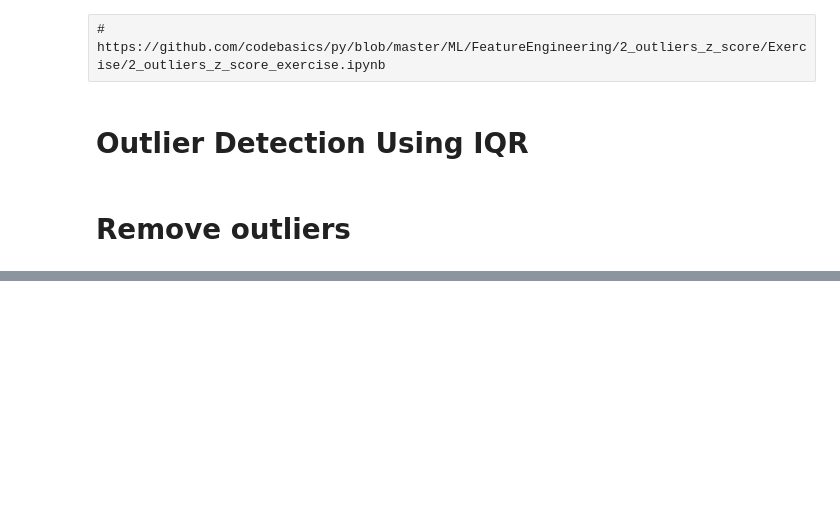
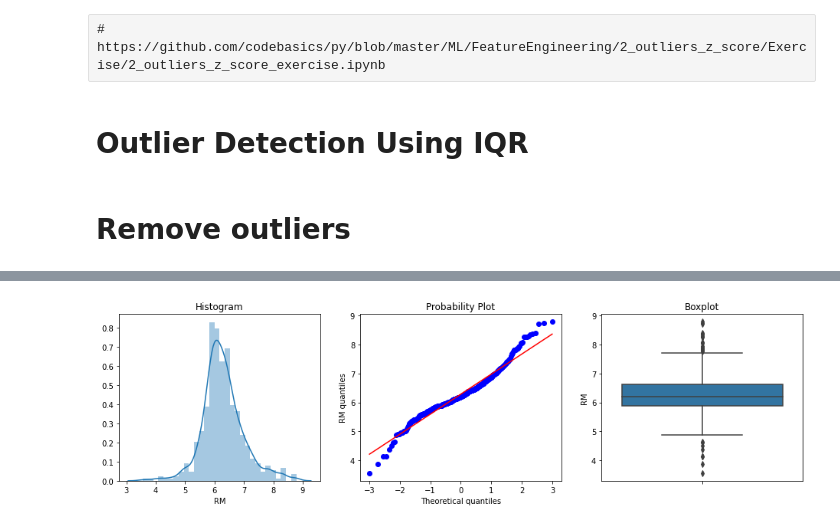
Before and after one commit to vigneshSs-07/Feature_Engineering, a Jupyter notebook: Outlier_Detection/Outlier_detection.ipynb, the cells around one changed output, grey strips where cells are left out. Cells and saved outputs as stored; diff of their text form; code cells hidden in the pictures; blank space fills up the shorter version.

Commit message:
Variable characteristics

```diff
--- a/Outlier_Detection/Outlier_detection.ipynb
+++ b/Outlier_Detection/Outlier_detection.ipynb
@@ -252,0 +305,3 @@ df_no_outlier
+# %%
+# load the boston dataset from sklearn
+boston_dataset = load_boston()
@@ -252,0 +313,8 @@ df_no_outlier
+# %%
+boston = pd.DataFrame(boston_dataset.data,
+                      columns=boston_dataset.feature_names)[[
+                          'RM', 'LSTAT', 'CRIM'
+                      ]]
+
+
+boston.head()
@@ -252,0 +328,32 @@ df_no_outlier
+# %%
+# function to create histogram, Q-Q plot and
+# boxplot
+
+
+def diagnostic_plots(df, variable):
+    # function takes a dataframe (df) and
+    # the variable of interest as arguments
+
+    # define figure size
+    plt.figure(figsize=(16, 4))
+
+    # histogram
+    plt.subplot(1, 3, 1)
+    sns.distplot(df[variable], bins=30)
+    plt.title('Histogram')
+
+    # Q-Q plot
+    plt.subplot(1, 3, 2)
+    stats.probplot(df[variable], dist="norm", plot=plt)
+    plt.ylabel('RM quantiles')
+
+    # boxplot
+    plt.subplot(1, 3, 3)
+    sns.boxplot(y=df[variable])
+    plt.title('Boxplot')
+
+    plt.show()
+# %%
+diagnostic_plots(boston, 'RM')
+# %% [output]
+[figure, added]
```
Also changed, not shown: parts of 22 cells of this notebook, 9 other files.
